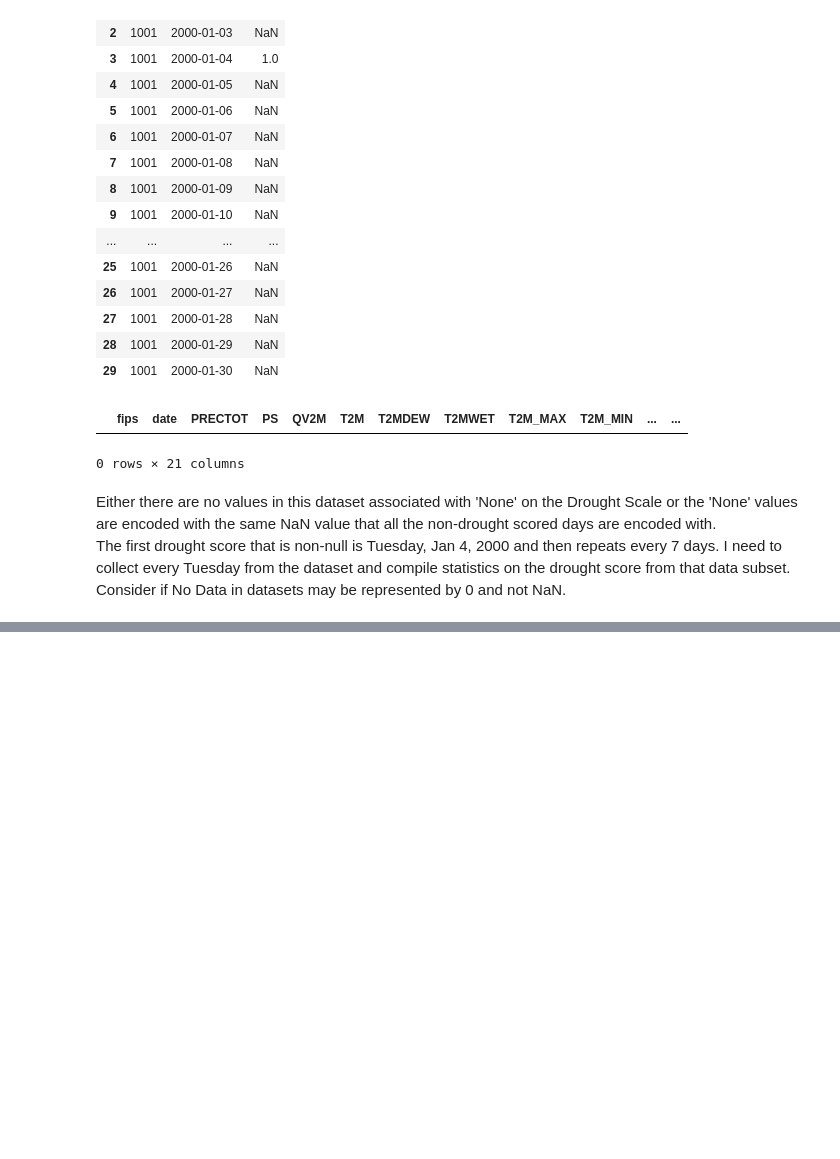
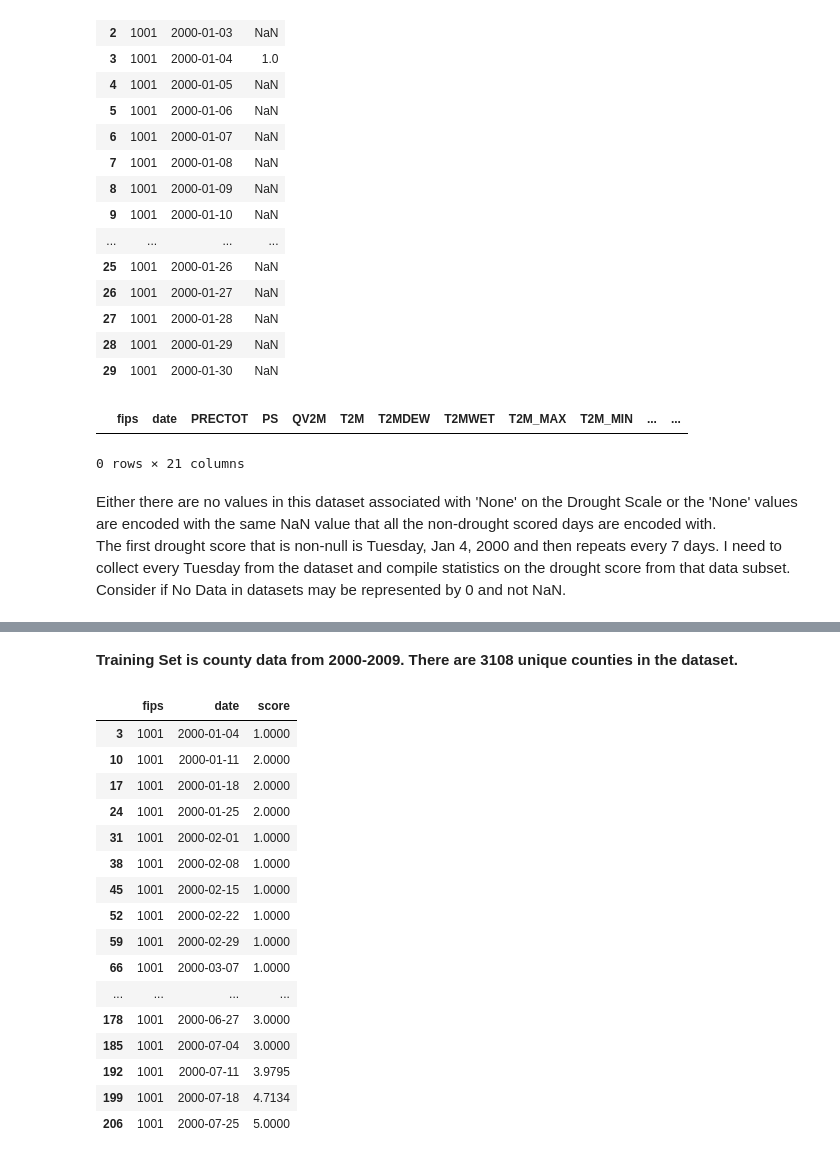
Before and after one commit to ChadDelany/drought_prediction, a Jupyter notebook: Notebooks/01_DataWrangling.ipynb, the cells around one changed output, grey strips where cells are left out. Drawn from its saved outputs; the diff is of its cells as text; code cells hidden in the pictures; blank space fills up the shorter version.

```diff
--- a/Notebooks/01_DataWrangling.ipynb
+++ b/Notebooks/01_DataWrangling.ipynb
@@ -438,0 +548,23 @@ Consider if No Data in datasets may be represented by 0 and not NaN.
+# %% [markdown]
+<b> Training Set is county data from 2000-2009.  There are 3108 unique counties in the dataset. </b>
+# %%
+# Determing character and composition of the Drought Score field
+train_set_Score[['fips', 'date', 'score']].head(30)
+# %% [output]
+|  | fips | date | score |
+| 3 | 1001 | 2000-01-04 | 1.0000 |
+| 10 | 1001 | 2000-01-11 | 2.0000 |
+| 17 | 1001 | 2000-01-18 | 2.0000 |
+| 24 | 1001 | 2000-01-25 | 2.0000 |
+| 31 | 1001 | 2000-02-01 | 1.0000 |
+| 38 | 1001 | 2000-02-08 | 1.0000 |
+| 45 | 1001 | 2000-02-15 | 1.0000 |
+| 52 | 1001 | 2000-02-22 | 1.0000 |
+| 59 | 1001 | 2000-02-29 | 1.0000 |
+| 66 | 1001 | 2000-03-07 | 1.0000 |
+| ... | ... | ... | ... |
+| 178 | 1001 | 2000-06-27 | 3.0000 |
+| 185 | 1001 | 2000-07-04 | 3.0000 |
+| 192 | 1001 | 2000-07-11 | 3.9795 |
+| 199 | 1001 | 2000-07-18 | 4.7134 |
+| 206 | 1001 | 2000-07-25 | 5.0000 |
```
Also changed, not shown: parts of 15 cells of this notebook.
